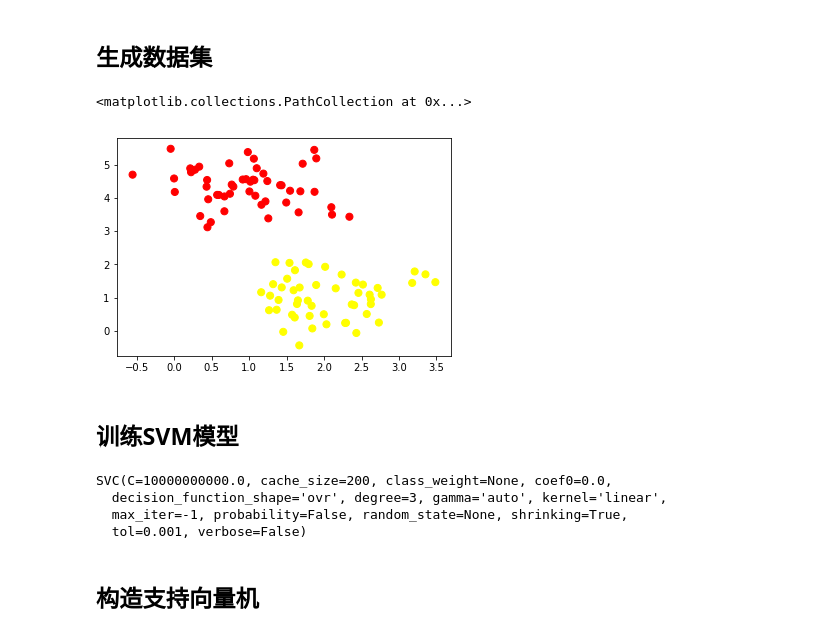
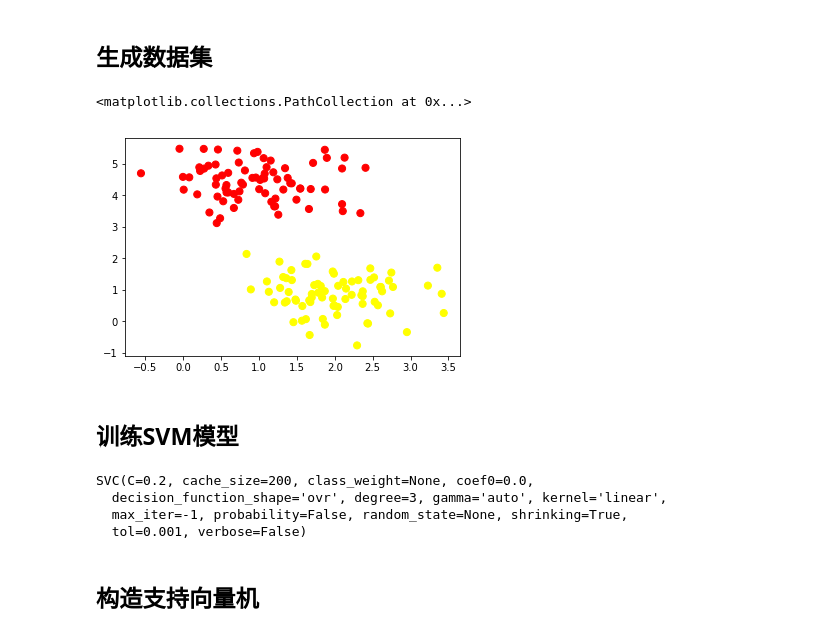
Before and after one commit to SweetBowl/AIClass-Junior, a Jupyter notebook: 实验二/SVM.ipynb, the cells around one changed output. Cells and saved outputs as stored; diff of their text form; code cells hidden in the pictures.

```diff
--- a/实验二/SVM.ipynb
+++ b/实验二/SVM.ipynb
@@ -9,20 +9,20 @@ from sklearn.svm import SVC  # support vector classifier
 # %% [markdown]
 ## 生成数据集
 # %%
-X,y = make_blobs(n_samples=100,n_features=2, centers=2,random_state=0,cluster_std=0.6)
+X,y = make_blobs(n_samples=150,n_features=2, centers=2,random_state=0,cluster_std=0.6)
 # 划分数据集，80%为训练集，暂时不做
 # x_train, x_test, y_train, y_test = train_test_split(X,y,test_size=0.2,random_state=0)
 plt.scatter(X[:,0],X[:,1],c=y,s=50,cmap='autumn')
 # %% [output]
 <matplotlib.collections.PathCollection at 0x...>
-[figure, old version]
+[figure, new version]
 # %% [markdown]
 ## 训练SVM模型
 # %%
-model = SVC(kernel='linear',C=1E10)
+model = SVC(kernel='linear',C=0.2)
 model.fit(X,y)
 # %% [output]
-SVC(C=10000000000.0, cache_size=200, class_weight=None, coef0=0.0,
+SVC(C=0.2, cache_size=200, class_weight=None, coef0=0.0,
   decision_function_shape='ovr', degree=3, gamma='auto', kernel='linear',
   max_iter=-1, probability=False, random_state=None, shrinking=True,
   tol=0.001, verbose=False)
```
Also changed, not shown: parts of 4 cells of this notebook, 4 other files.
